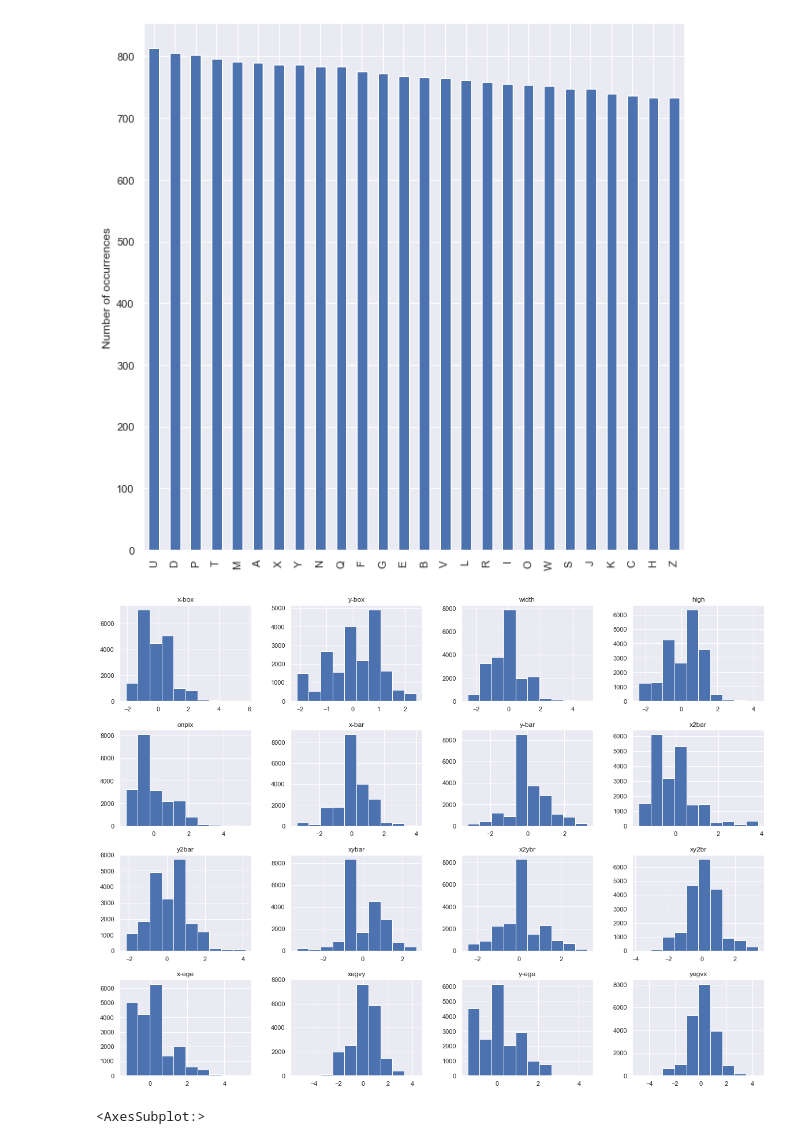
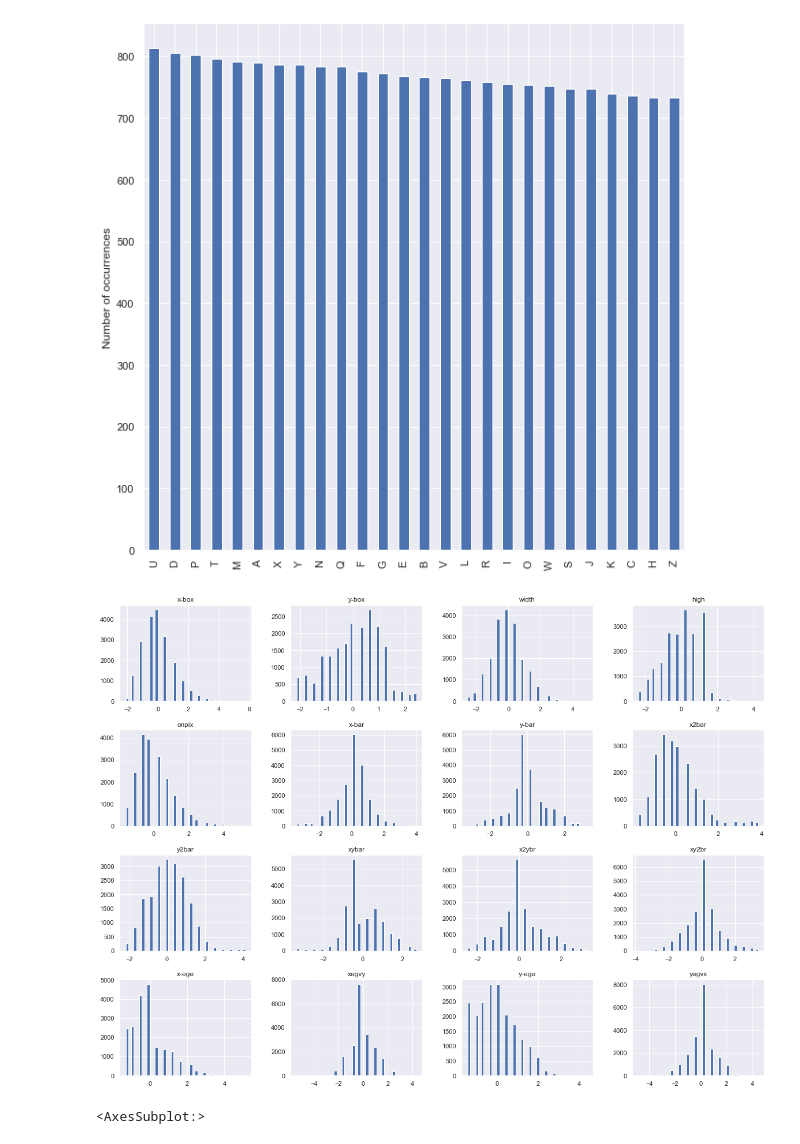
Before and after one commit to EtienneLatif/Letter-recognition-classification, a Jupyter notebook: Letter-Recognition-Classification.ipynb, the cells around one changed output. Drawn from its saved outputs; the diff is of its cells as text; code cells hidden in the pictures.

```diff
--- a/Letter-Recognition-Classification.ipynb
+++ b/Letter-Recognition-Classification.ipynb
@@ -130,18 +130,18 @@ Text(0, 0.5, 'Number of occurrences')
 # %%
 # Z-score standardiser
 def standardise(x):
     return (x - x.mean()) / x.std()
 
 # Standardise each covariate
 for col in df.columns[1:]:
     df[col] = standardise(df[col])
 
 # Plot historgrams of the covariate distributions
 %matplotlib inline
-df.hist(bins=10, figsize=(20,15))
+df.hist(bins=45, figsize=(20,15))
 plt.show()
 # %% [output]
-[figure, old version]
+[figure, new version]
 # %%
 # Generate the correlation matrix
 corrmx = df.corr()
```
Also changed, not shown: parts of 36 cells of this notebook.
